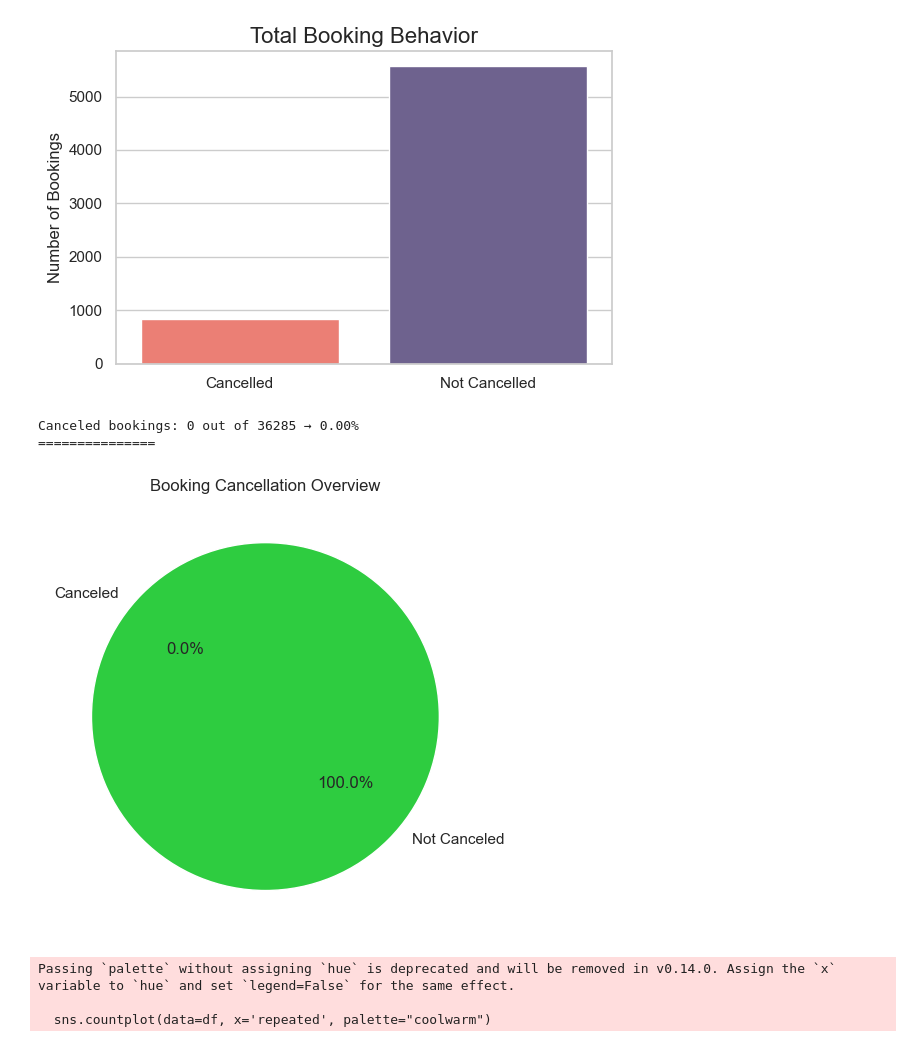
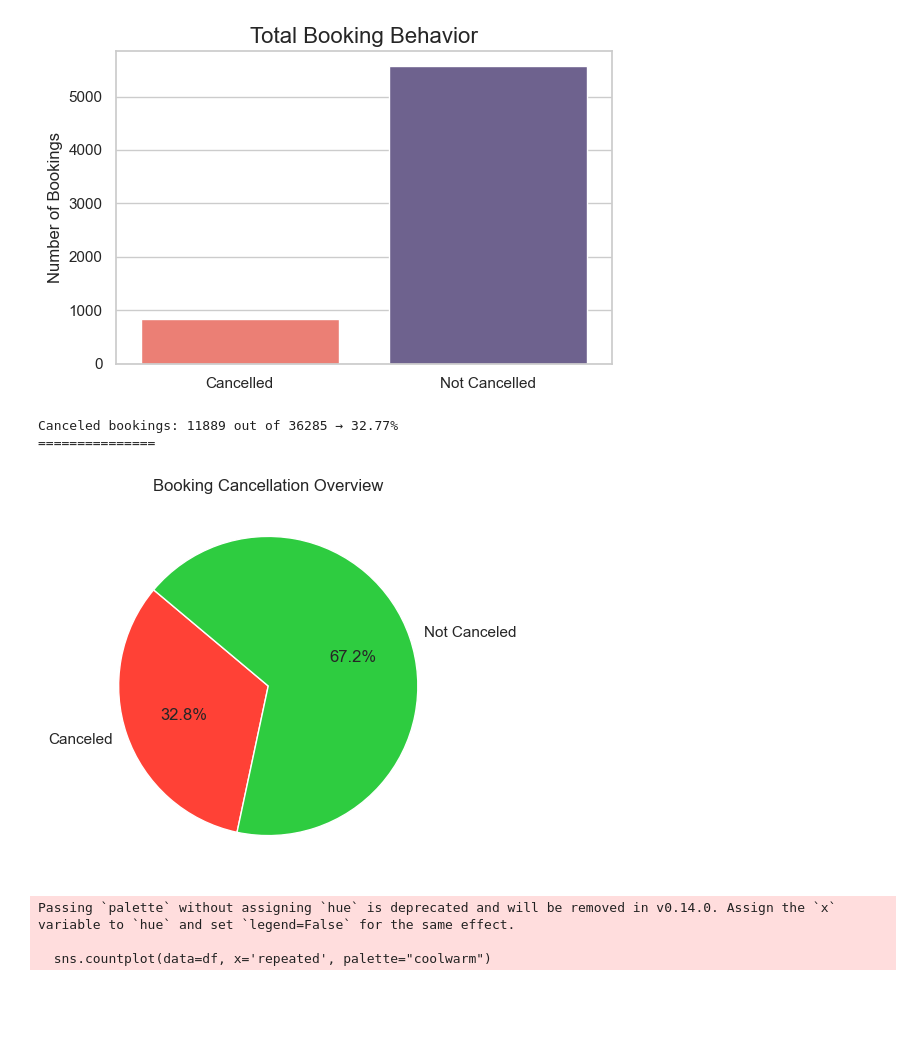
Before and after one commit to m07amed25/Cellelua_Internship, a Jupyter notebook: Mohamed Reda 1/main.ipynb, the cells around one changed output. Saved outputs shown, nothing was run; the diff lists cells and outputs as text; code cells hidden in the pictures; blank space fills up the shorter version.

```diff
--- a/Mohamed Reda 1/main.ipynb
+++ b/Mohamed Reda 1/main.ipynb
@@ -110,3 +110,14 @@ meal_mapping = {
     'Meal Plan 3': 3
 }
 df['type of meal'] = df['type of meal'].map(meal_mapping)
+
+room_mapping = {
+    'Room_Type 1': 0,
+    'Room_Type 2': 1,
+    'Room_Type 3': 2,
+    'Room_Type 4': 3,
+    'Room_Type 5': 4,
+    'Room_Type 6': 5,
+    'Room_Type 7': 6
+}
+df['room type'] = df['room type'].map(room_mapping)
@@ -137,26 +157,26 @@ Passing `palette` without assigning `hue` is deprecated and will be removed in v
 # %%
 total_bookings = df.shape[0]
 
-canceled = df[df['booking status'] == 'Canceled'].shape[0]
+canceled = df[df['booking status'] == 1].shape[0]
 
 cancel_percent = (canceled / total_bookings) * 100
 
 print(f"Canceled bookings: {canceled} out of {total_bookings} → {cancel_percent:.2f}%")
 print("===============")
 labels = ['Canceled', 'Not Canceled']
 sizes = [canceled, total_bookings - canceled]
 colors = ['#FF4136', '#2ECC40']
 
 plt.figure(figsize=(5,5))
 plt.pie(sizes, labels=labels, autopct='%1.1f%%', colors=colors, startangle=140)
 plt.title("Booking Cancellation Overview")
 plt.tight_layout()
 plt.savefig("plots/booking_cancellation_pie.png", dpi=300)
 plt.show()
 # %% [output]
-Canceled bookings: 0 out of 36285 → 0.00%
+Canceled bookings: 11889 out of 36285 → 32.77%
 ===============
-[figure, old version]
+[figure, new version]
 # %%
 plt.figure(figsize=(6,4))
 sns.countplot(data=df, x='repeated', palette="coolwarm")
```
Also changed, not shown: parts of 2 cells of this notebook, 2 other files.
